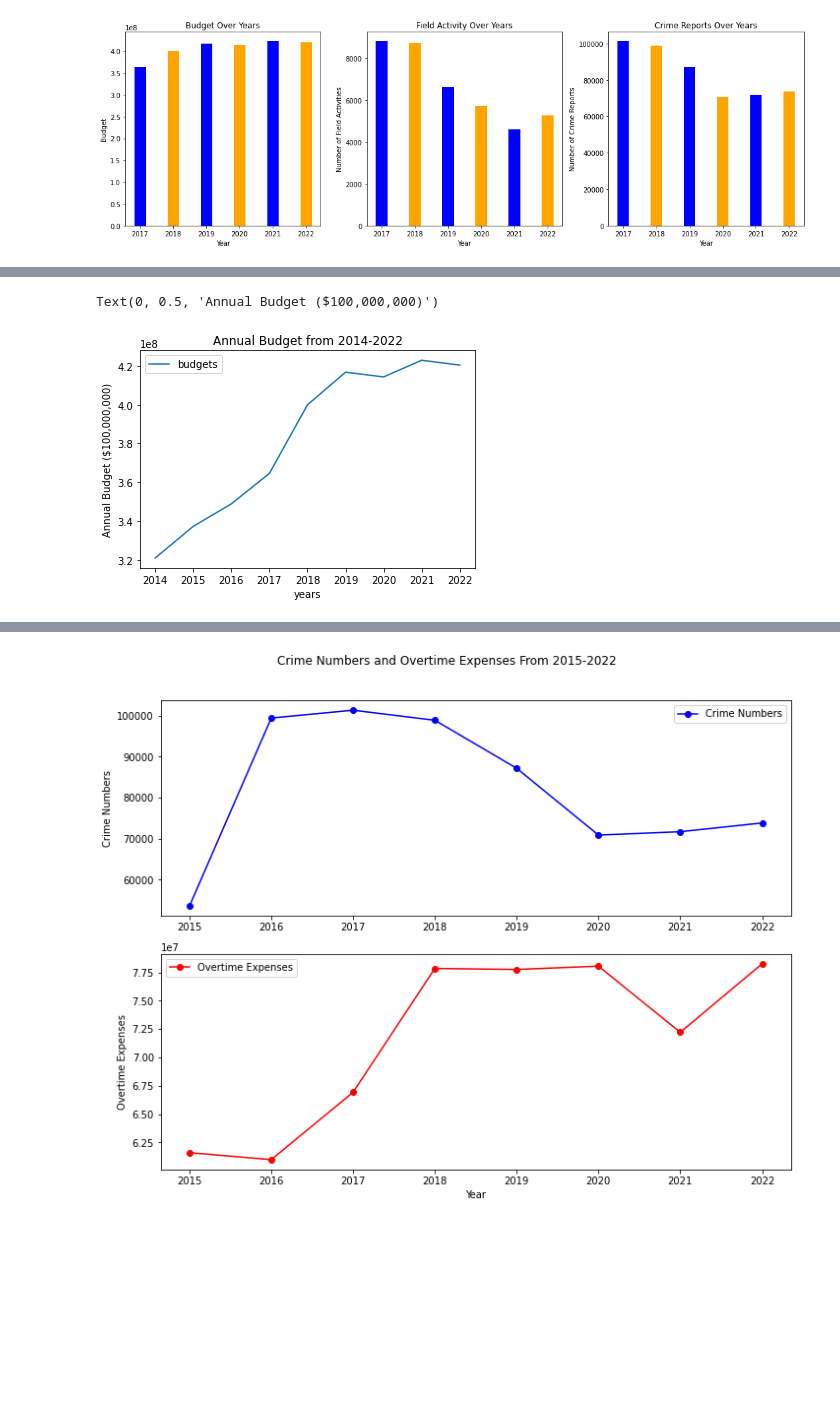
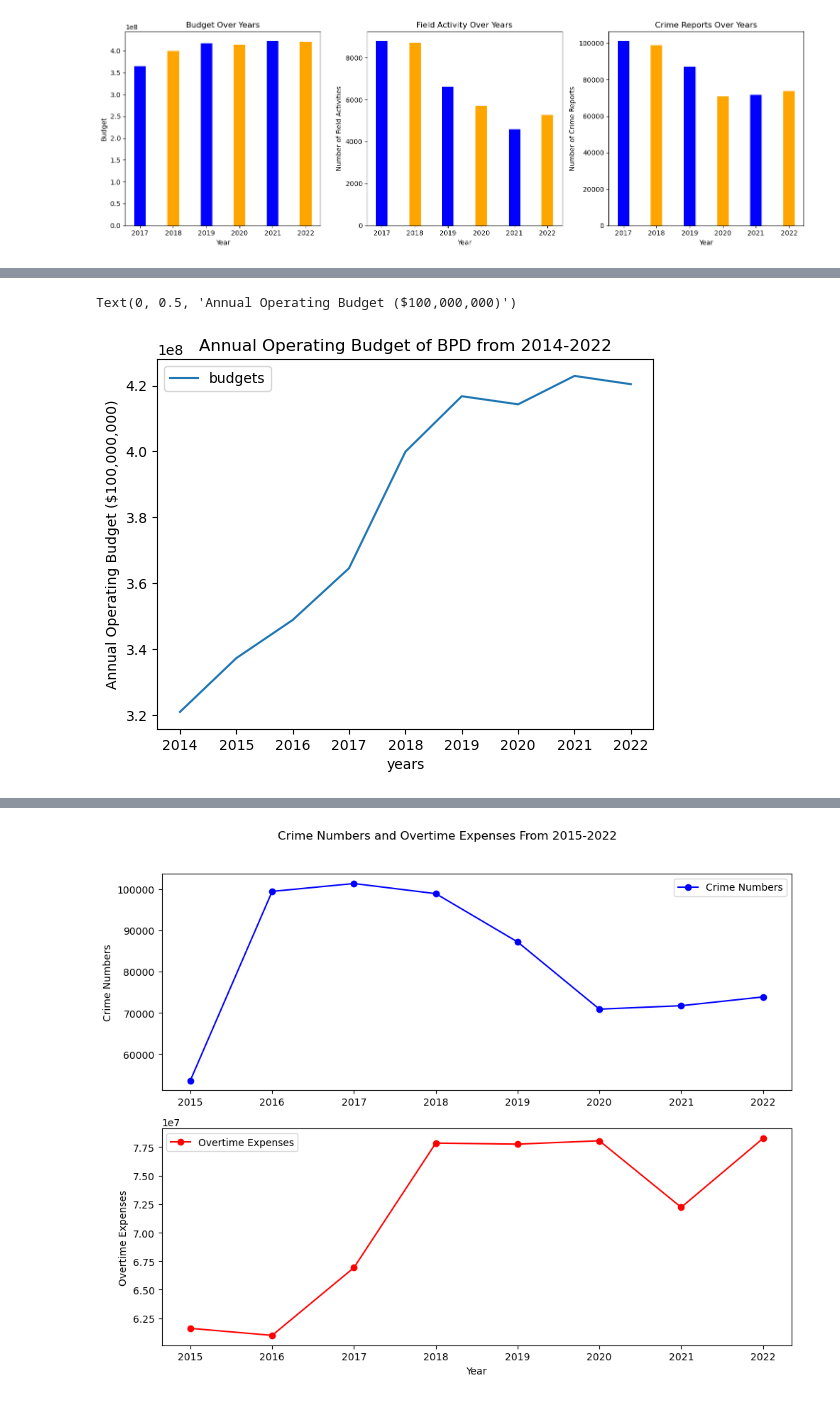
Before and after one commit to BU-Spark/ds-police-overtime, a Jupyter notebook: fa23-team-f/Notebooks/ExtensionQuestion.ipynb, the cells around one changed output, grey strips where cells are left out. Drawn from its saved outputs; the diff is of its cells as text; code cells hidden in the pictures; blank space fills up the shorter version.

```diff
--- a/fa23-team-f/Notebooks/ExtensionQuestion.ipynb
+++ b/fa23-team-f/Notebooks/ExtensionQuestion.ipynb
@@ -174,19 +176,19 @@ df.plot.line()
 # %%
 #field 17-22
 #crime 15-22
 #budget 14-22
 years = [i for i in range(2014, 2023)]
 field = [size17, size18, size19, size20, size21, size22]
 budgets = [budget14, budget15, budget16, budget17, budget18, budget19, budget20, budget21, budget22]
 crimes = [numberCrimes17, numberCrimes18, numberCrimes19, numberCrimes20, numberCrimes21, numberCrimes22]
 
 df = pd.DataFrame({'years': years, 'budgets': budgets})
 df.plot.line(x='years', y='budgets')
-plt.title('Annual Budget from 2014-2022')
-plt.ylabel('Annual Budget ($100,000,000)')
+plt.title('Annual Operating Budget of BPD from 2014-2022')
+plt.ylabel('Annual Operating Budget ($100,000,000)')
 # %% [output]
-Text(0, 0.5, 'Annual Budget ($100,000,000)')
+Text(0, 0.5, 'Annual Operating Budget ($100,000,000)')
-[figure, old version]
+[figure, new version]
 # %%
 #field 17-22
 #crime 15-22
```
Also changed, not shown: parts of 25 cells of this notebook, 20 other files.
